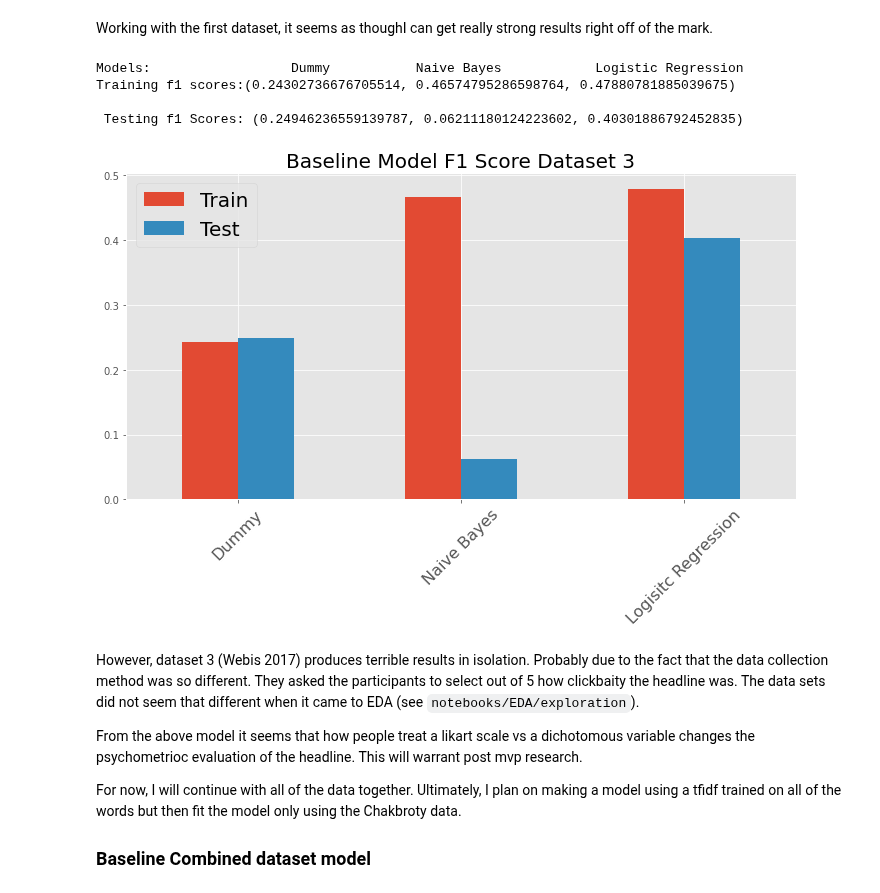
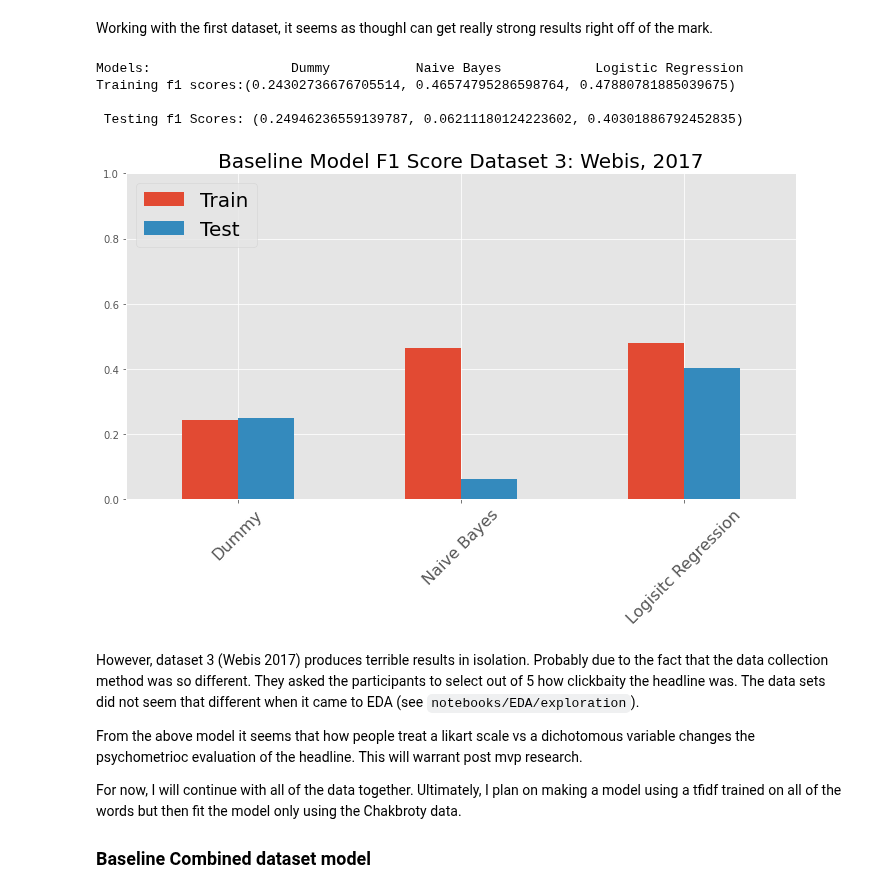
Before and after one commit to SlimHintz/bait-n-switch, a Jupyter notebook: bait-n-switch.ipynb, the cells around one changed output. Drawn from its saved outputs; the diff is of its cells as text; code cells hidden in the pictures.

```diff
--- a/bait-n-switch.ipynb
+++ b/bait-n-switch.ipynb
@@ -472,22 +475,22 @@ Working with the first dataset, it seems as thoughI can get really strong result
 # %%
 # Baseline on only the Webis 2017 data
 bayes2, log2, scores2 = modelling.run_baselines(df[df.dataset==3])
 
 baseline = pd.DataFrame(scores2).T
 baseline.columns = ['Train', 'Test']
 baseline.index = ['Dummy', "Naive Bayes", "Logisitc Regression"]
 fig, ax = plt.subplots(figsize=(12,6))
 ax.set_ylim([0,1])
 baseline.plot(kind='bar', ax=ax)
 plt.xticks(rotation=45, size=16)
-plt.title("Baseline Model F1 Score Dataset 3", size=20)
+plt.title("Baseline Model F1 Score Dataset 3: Webis, 2017", size=20)
 plt.legend(loc=2, prop={'size': 20});
 # %% [output]
 Models:                  Dummy           Naive Bayes            Logistic Regression
 Training f1 scores:(0.24302736676705514, 0.46574795286598764, 0.47880781885039675)
 
  Testing f1 Scores: (0.24946236559139787, 0.06211180124223602, 0.40301886792452835)
-[figure, old version]
+[figure, new version]
 # %% [markdown]
 However, dataset 3 (Webis 2017) produces terrible results in isolation. Probably due to the fact that the data collection method was so different. They asked the participants to select out of 5 how clickbaity the headline was. The data sets did not seem that different when it came to EDA (see `notebooks/EDA/exploration`).
 
```
Also changed, not shown: parts of 38 cells of this notebook, 13 other files.
